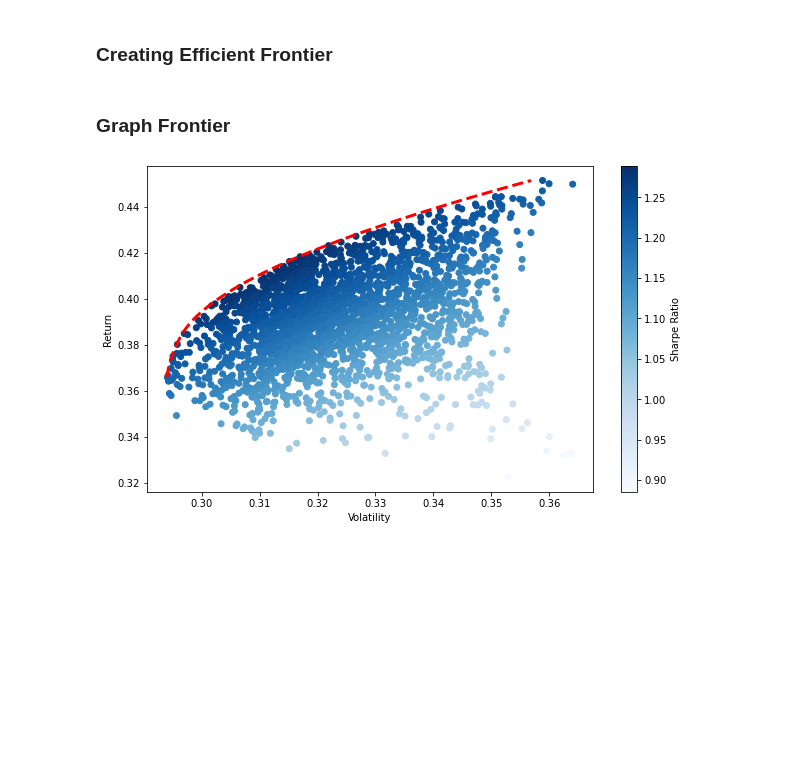
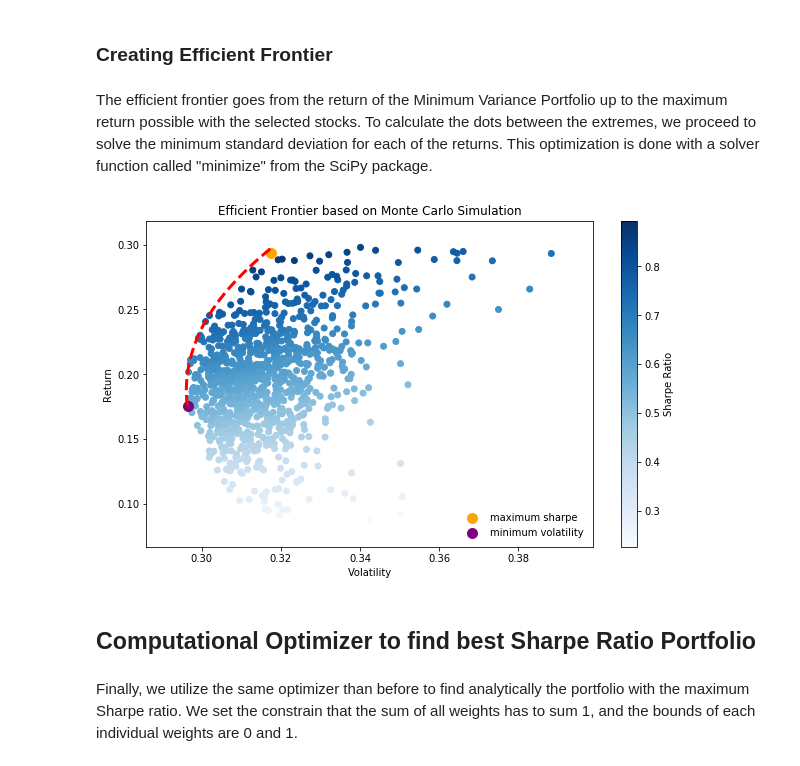
Before and after one commit to mateomarks/Portfolio-Management, a Jupyter notebook: Monte Carlo 2020.ipynb, the cells around one changed output. Drawn from its saved outputs; the diff is of its cells as text; code cells hidden in the pictures; blank space fills up the shorter version.

```diff
--- a/Monte Carlo 2020.ipynb
+++ b/Monte Carlo 2020.ipynb
@@ -70,0 +99,10 @@ for x in range(num_ports):
+# %%
+np.random.seed(21)
+num_ports = 1000
+
+random_weights = np.random.random((num_ports, len(symbols)))
+random_weights = (random_weights.T / random_weights.sum(axis=1)).T
+# %%
+simulations = [(calculate_return(w), calculate_std_dev(w),calculate_sharpe(w)) for w in random_weights]
+simulations = np.array(simulations)
+simulations[:5]
@@ -98,0 +122,11 @@ MSFT       19.12
+# %%
+print("Max Sharpe Ratio using Monte Carlo Simulation: {:.3f}".format(simulations[:,2].max()))
+print_weights(random_weights[simulations[:,2].argmax(),:])
+
+min_vol_ret = simulations[simulations[:,1].argmin(),0]
+min_vol_vol = simulations[simulations[:,1].argmin(),1]
+
+max_sharpe_ret = simulations[simulations[:,2].argmax(),0]
+max_sharpe_vol = simulations[simulations[:,2].argmax(),1]
+
+max_ret_ret = simulations[simulations[:,0].argmax(),0]
@@ -151,29 +157,35 @@ Return 0.409, Volatility 0.309, Sharpe 1.324
 # %% [markdown]
 ### Creating Efficient Frontier
+# %% [markdown]
+The efficient frontier goes from the return of the Minimum Variance Portfolio up to the maximum return possible with the selected stocks. To calculate the dots between the extremes, we proceed to solve the minimum standard deviation for each of the returns. This optimization is done with a solver function called "minimize" from the SciPy package.
 # %%
 frontier_y = np.linspace(min_vol_ret,max_ret_ret)
-
-def minimize_volatility(weights):
-    return get_ret_vol_sr(weights)[1]
 
 frontier_x = []
 
 for possible_return in frontier_y:
-    cons = ({'type':'eq', 'fun':check_sum},
-            {'type':'eq', 'fun': lambda w: get_ret_vol_sr(w)[0] - possible_return})
+    cons = ({'type':'eq', 'fun':lambda eq_w: eq_w.sum() - 1},
+            {'type':'eq', 'fun': lambda eq_w: calculate_return(eq_w) - possible_return})
+    bounds = len_symbols * [(0, 1)]
 
-    result = sco.minimize(minimize_volatility,init_guess,method='SLSQP', bounds=bounds, constraints=cons)
+    result = sco.minimize(calculate_std_dev, eq_w, bounds=bounds, constraints=cons)
     frontier_x.append(result['fun'])
-# %% [markdown]
-### Graph Frontier
 # %%
 plt.figure(figsize=(10,6))
-plt.scatter(vol_arr, ret_arr, c=sharpe_arr, cmap='Blues')
+plt.scatter(simulations[:,1],simulations[:,0], c=simulations[:,2], cmap='Blues')
 plt.colorbar(label='Sharpe Ratio')
 plt.xlabel('Volatility')
 plt.ylabel('Return')
+plt.title('Efficient Frontier based on Monte Carlo Simulation')
 plt.plot(frontier_x,frontier_y, 'r--', linewidth=3)
-#plt.savefig('cover.png')
+plt.scatter(max_sharpe_vol, max_sharpe_ret,c='orange', s=100, label='maximum sharpe')
+plt.scatter(min_vol_vol, min_vol_ret,c='purple', s=100, label='minimum volatility')
+plt.legend(frameon=False)
+#plt.savefig('frontier.png')
 plt.show()
 # %% [output]
-[figure, old version]
+[figure, new version]
+# %% [markdown]
+## Computational Optimizer to find best Sharpe Ratio Portfolio
+# %% [markdown]
+Finally, we utilize the same optimizer than before to find analytically the portfolio with the maximum Sharpe ratio. We set the constrain that the sum of all weights has to sum 1, and the bounds of each individual weights are 0 and 1.
```
Also changed, not shown: parts of 33 cells of this notebook.
